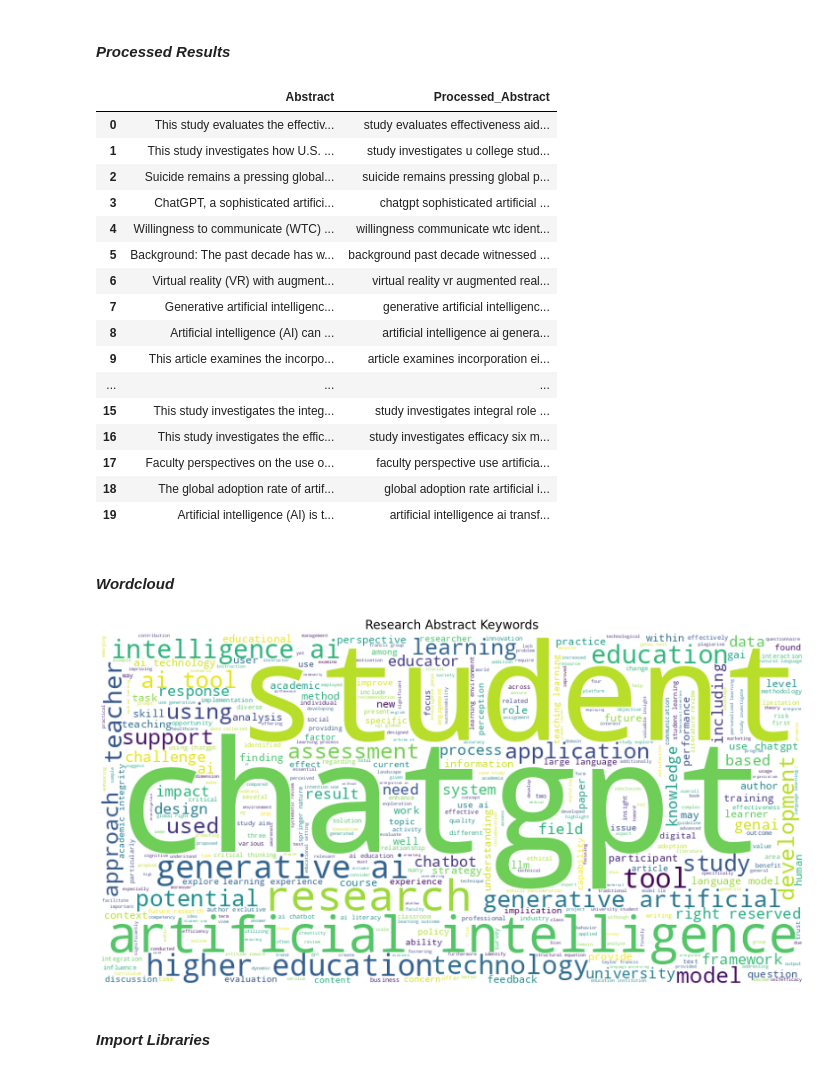
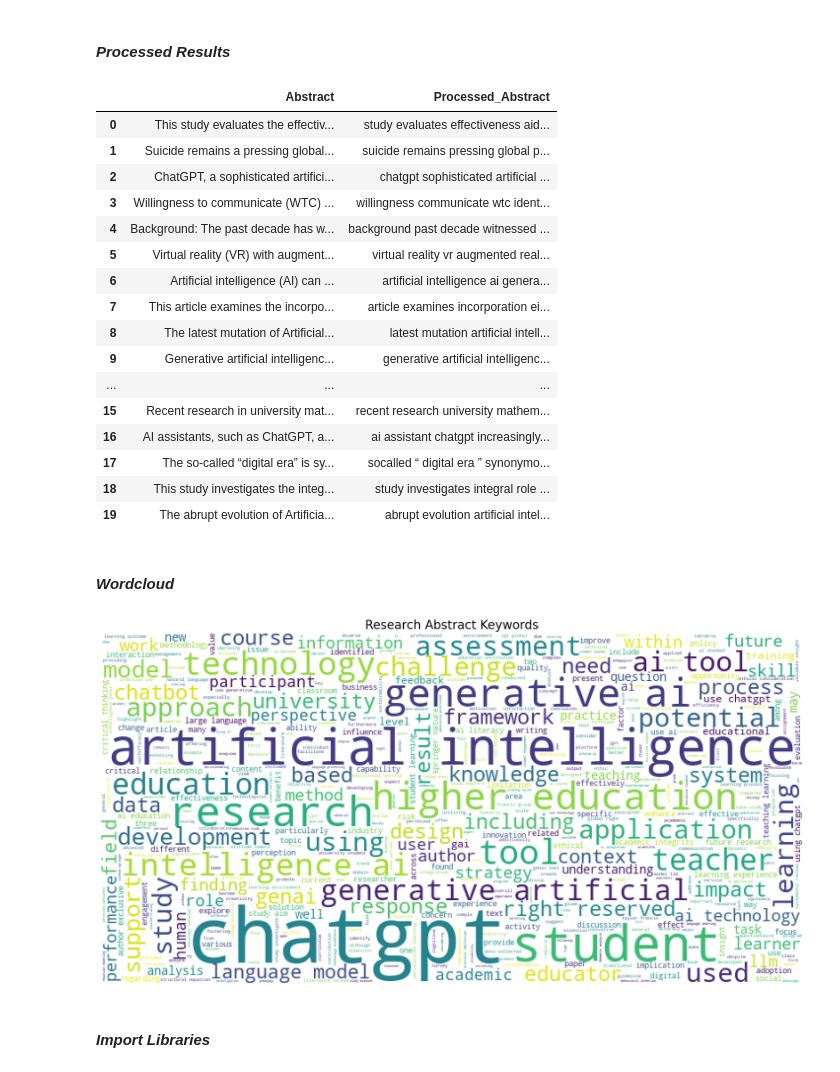
Before and after one commit to RafaelSGil/Edu-AI, a Jupyter notebook: notebook/EduAI.ipynb, the cells around one changed output. Cells and saved outputs as stored; diff of their text form; code cells hidden in the pictures.

```diff
--- a/notebook/EduAI.ipynb
+++ b/notebook/EduAI.ipynb
@@ -674,10 +689,13 @@ def advanced_text_preprocess(
 #### *Apply **Preprocessing** to Abstracts*
 # %%
 # Basic usage
-data['Processed_Abstract'] = data['Abstract'].apply(advanced_text_preprocess)
+CSV_DATA['Processed_Abstract'] = CSV_DATA['Abstract'].apply(advanced_text_preprocess)
+CSV_DATA['Processed_Abstract'] = CSV_DATA['Processed_Abstract'].fillna("")
+CSV_DATA['Processed_Abstract'] = CSV_DATA['Processed_Abstract'].astype(str)
+
 
 # Customized preprocessing
-data['Custom_Processed'] = data['Abstract'].apply(
+CSV_DATA['Custom_Processed'] = CSV_DATA['Abstract'].apply(
     lambda x: advanced_text_preprocess(
         x,
         lowercase=True,
@@ -688,26 +706,26 @@ data['Custom_Processed'] = data['Abstract'].apply(
 # %% [markdown]
 #### *Processed Results*
 # %%
-selected_columns = data[['Abstract', 'Processed_Abstract']]
+selected_columns = CSV_DATA[['Abstract', 'Processed_Abstract']]
 selected_columns.head(20)
 # %% [output]
 |  | Abstract | Processed_Abstract |
 | 0 | This study evaluates the effectiv... | study evaluates effectiveness aid... |
-| 1 | This study investigates how U.S. ... | study investigates u college stud... |
-| 2 | Suicide remains a pressing global... | suicide remains pressing global p... |
-| 3 | ChatGPT, a sophisticated artifici... | chatgpt sophisticated artificial ... |
-| 4 | Willingness to communicate (WTC) ... | willingness communicate wtc ident... |
-| 5 | Background: The past decade has w... | background past decade witnessed ... |
-| 6 | Virtual reality (VR) with augment... | virtual reality vr augmented real... |
-| 7 | Generative artificial intelligenc... | generative artificial intelligenc... |
-| 8 | Artificial intelligence (AI) can ... | artificial intelligence ai genera... |
-| 9 | This article examines the incorpo... | article examines incorporation ei... |
+| 1 | Suicide remains a pressing global... | suicide remains pressing global p... |
+| 2 | ChatGPT, a sophisticated artifici... | chatgpt sophisticated artificial ... |
+| 3 | Willingness to communicate (WTC) ... | willingness communicate wtc ident... |
+| 4 | Background: The past decade has w... | background past decade witnessed ... |
+| 5 | Virtual reality (VR) with augment... | virtual reality vr augmented real... |
+| 6 | Artificial intelligence (AI) can ... | artificial intelligence ai genera... |
+| 7 | This article examines the incorpo... | article examines incorporation ei... |
+| 8 | The latest mutation of Artificial... | latest mutation artificial intell... |
+| 9 | Generative artificial intelligenc... | generative artificial intelligenc... |
 | ... | ... | ... |
-| 15 | This study investigates the integ... | study investigates integral role ... |
-| 16 | This study investigates the effic... | study investigates efficacy six m... |
-| 17 | Faculty perspectives on the use o... | faculty perspective use artificia... |
-| 18 | The global adoption rate of artif... | global adoption rate artificial i... |
-| 19 | Artificial intelligence (AI) is t... | artificial intelligence ai transf... |
+| 15 | Recent research in university mat... | recent research university mathem... |
+| 16 | AI assistants, such as ChatGPT, a... | ai assistant chatgpt increasingly... |
+| 17 | The so-called “digital era” is sy... | socalled “ digital era ” synonymo... |
+| 18 | This study investigates the integ... | study investigates integral role ... |
+| 19 | The abrupt evolution of Artificia... | abrupt evolution artificial intel... |
 # %% [markdown]
 #### *Wordcloud*
 # %%
@@ -719,35 +737,35 @@ def generate_wordcloud(text_series, title='Word Cloud', max_words=10000, backgro
     Parameters:
     - text_series: Pandas Series containing processed text
     - title: Title of the word cloud
     - max_words: Maximum number of words to display
     - background_color: Background color of the word cloud
     """
 
     # Combine all text into a single string
     text = ' '.join(text_series.dropna())
 
     # Create WordCloud object
     wordcloud = WordCloud(
         width=800,
         height=400,
         background_color=background_color,
         max_words=max_words,
         stopwords = STOPWORDS,
         colormap='viridis'
     ).generate(text)
 
     # Create the plot
     plt.figure(figsize=(16,10), facecolor=None)
     plt.imshow(wordcloud)
     plt.axis('off')
     plt.tight_layout(pad=0)
     plt.title(title, fontsize=20)
     plt.show()
 
 
-generate_wordcloud(data['Processed_Abstract'], title='Research Abstract Keywords')
+generate_wordcloud(CSV_DATA['Processed_Abstract'], title='Research Abstract Keywords')
 # %% [output]
-[figure, old version]
+[figure, new version]
 # %% [markdown]
 #### *Import Libraries*
 # %%
```
Also changed, not shown: parts of 32 cells of this notebook, 1 other file.
